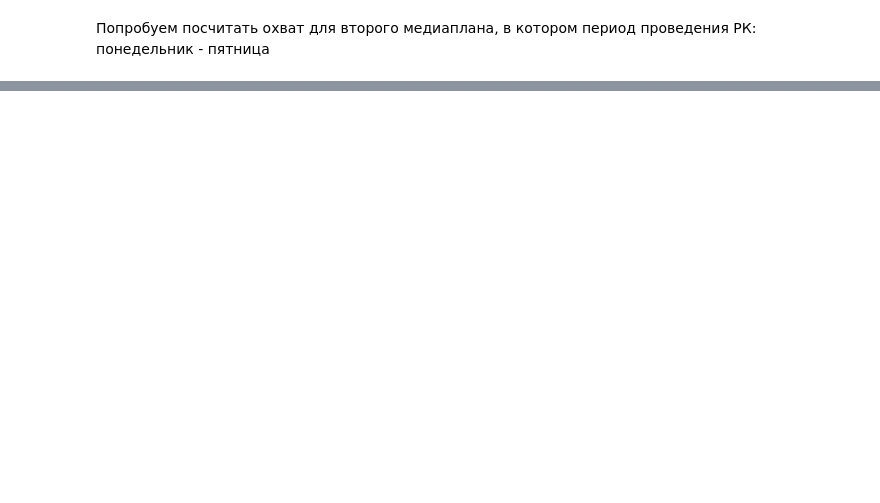
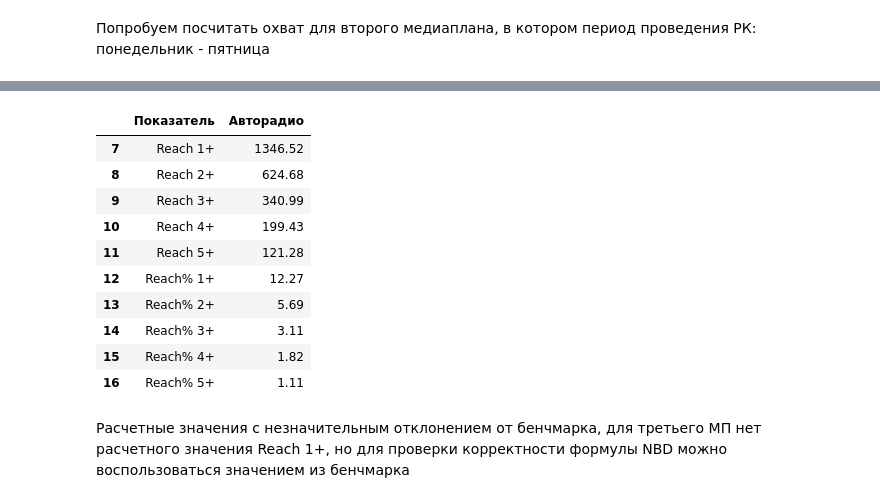
Before and after one commit to EugenePolkov/Radio, a Jupyter notebook: Radio.ipynb, the cells around one changed output, grey strips where cells are left out. Cells and saved outputs as stored; diff of their text form; code cells hidden in the pictures; blank space fills up the shorter version.

```diff
--- a/Radio.ipynb
+++ b/Radio.ipynb
@@ -370,0 +394,17 @@ NameError: name 'AUD' is not defined
+# %%
+#сверяем с МП2
+mp2.iloc[7:,:]
+# %% [output]
+|  | Показатель | Авторадио |
+| 7 | Reach 1+ | 1346.52 |
+| 8 | Reach 2+ | 624.68 |
+| 9 | Reach 3+ | 340.99 |
+| 10 | Reach 4+ | 199.43 |
+| 11 | Reach 5+ | 121.28 |
+| 12 | Reach% 1+ | 12.27 |
+| 13 | Reach% 2+ | 5.69 |
+| 14 | Reach% 3+ | 3.11 |
+| 15 | Reach% 4+ | 1.82 |
+| 16 | Reach% 5+ | 1.11 |
+# %% [markdown]
+Расчетные значения с незначительным отклонением от бенчмарка, для третьего МП нет расчетного значения Reach 1+, но для проверки корректности формулы NBD можно воспользоваться значением из бенчмарка
```
Also changed, not shown: parts of 65 cells of this notebook, 1 other file.
